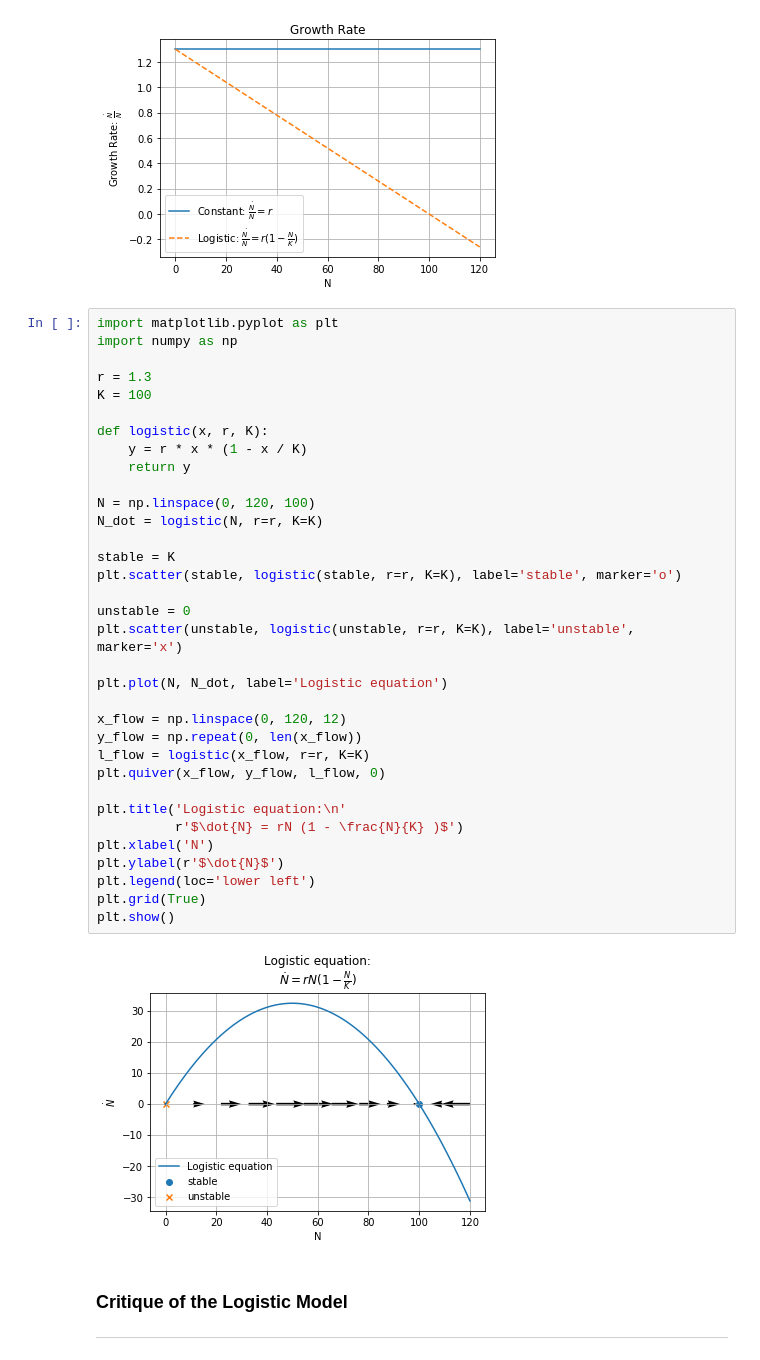
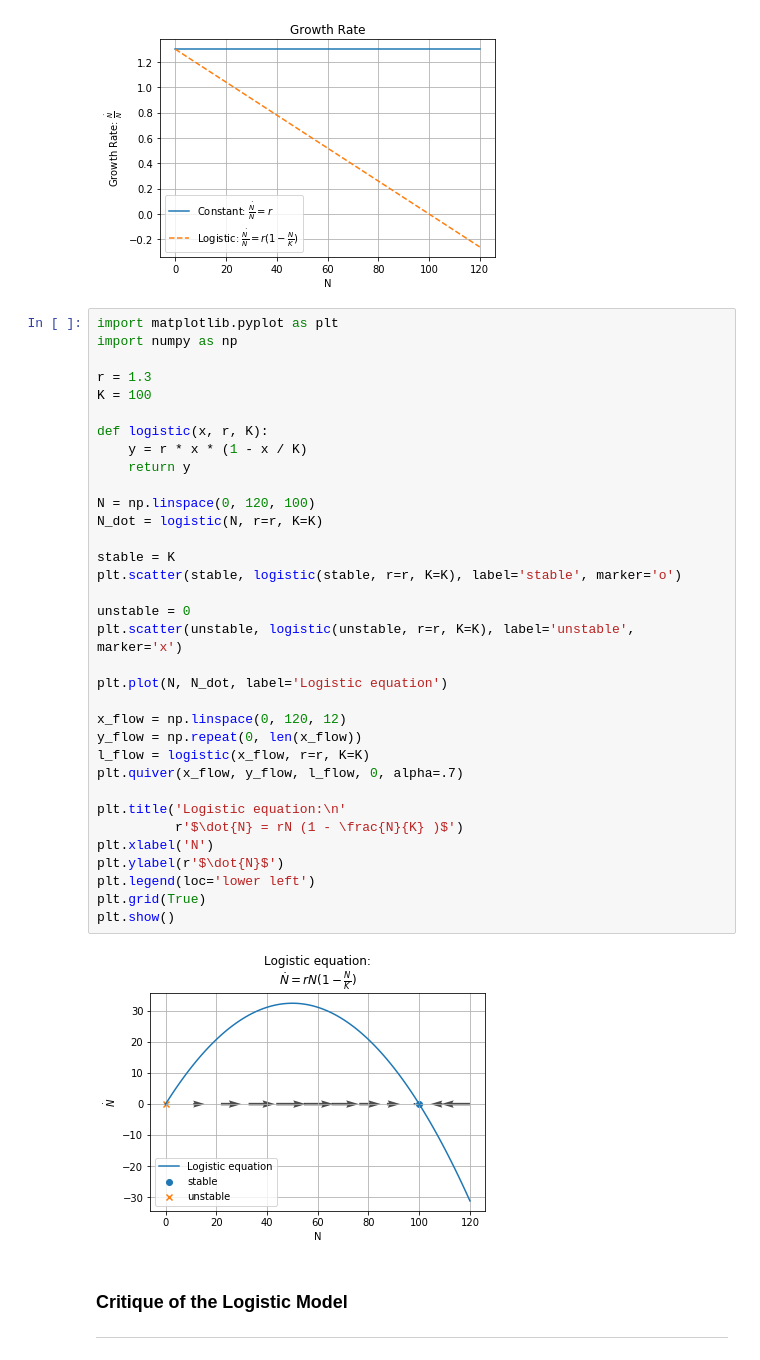
Before and after one commit to shumez/NLDC, a Jupyter notebook: c02/note.ipynb, the cells around one changed output. Drawn from its saved outputs; the diff is of its cells as text.

```diff
--- a/c02/note.ipynb
+++ b/c02/note.ipynb
@@ -225,35 +242,35 @@ import numpy as np
 r = 1.3
 K = 100
 
 def logistic(x, r, K):
     y = r * x * (1 - x / K)
     return y
 
 N = np.linspace(0, 120, 100)
 N_dot = logistic(N, r=r, K=K)
 
 stable = K
 plt.scatter(stable, logistic(stable, r=r, K=K), label='stable', marker='o')
 
 unstable = 0
 plt.scatter(unstable, logistic(unstable, r=r, K=K), label='unstable', marker='x')
 
 plt.plot(N, N_dot, label='Logistic equation')
 
 x_flow = np.linspace(0, 120, 12)
 y_flow = np.repeat(0, len(x_flow))
 l_flow = logistic(x_flow, r=r, K=K)
-plt.quiver(x_flow, y_flow, l_flow, 0)
+plt.quiver(x_flow, y_flow, l_flow, 0, alpha=.7)
 
 plt.title('Logistic equation:\n'
           r'$\dot{N} = rN (1 - \frac{N}{K} )$')
 plt.xlabel('N')
 plt.ylabel(r'$\dot{N}$')
 plt.legend(loc='lower left')
 plt.grid(True)
 plt.show()
 # %% [output]
-[figure, old version]
+[figure, new version]
 # %% [markdown]
 ### Critique of the Logistic Model
 ---
```
Also changed, not shown: parts of 16 cells of this notebook.
